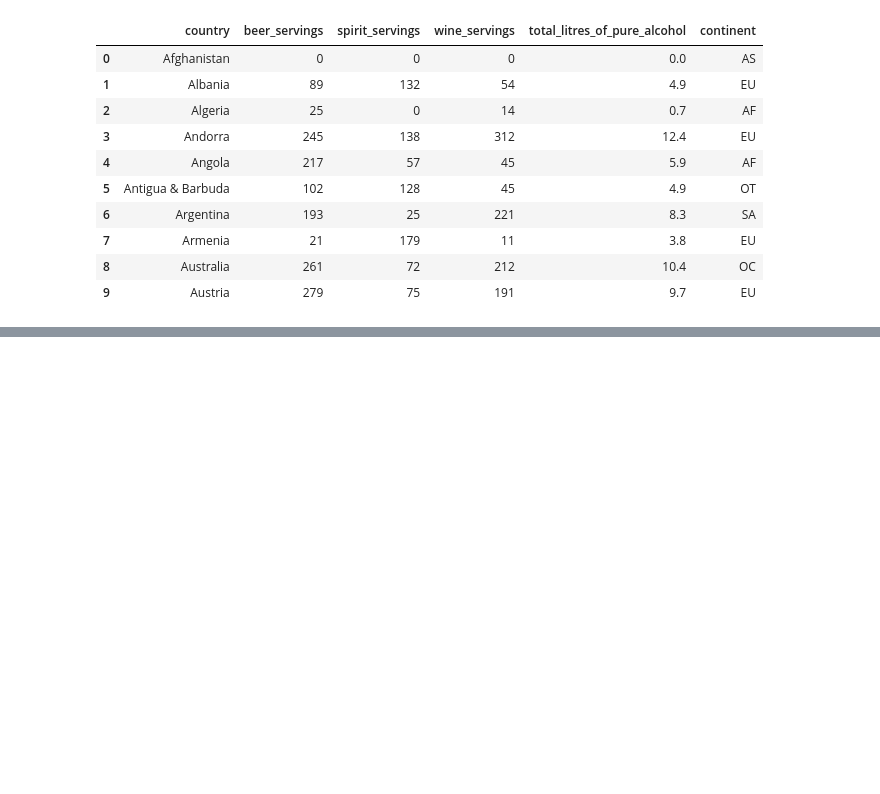
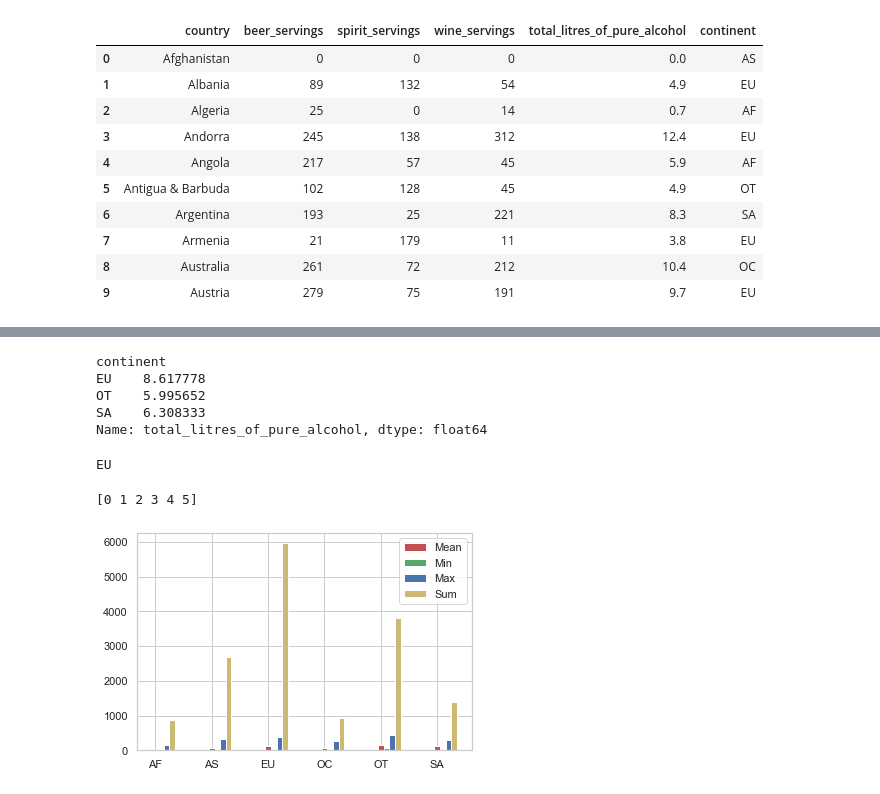
Before and after one commit to mingming715/python_study, a Jupyter notebook: Chapter01_3.ipynb, the cells around one changed output, grey strips where cells are left out. Cells and saved outputs as stored; diff of their text form; code cells hidden in the pictures; blank space fills up the shorter version.

```diff
--- a/Chapter01_3.ipynb
+++ b/Chapter01_3.ipynb
@@ -123,3 +122,6 @@ plt.show()
 ['AF', 'EU', 'AS', 'OT', 'OC', 'SA']
 [53, 45, 44, 23, 16, 12]
 [figure]
+# %%
+result = drinks.groupby('continent').spirit_servings.agg(['mean','max','min','sum'])
+result.head()
@@ -125,0 +145,38 @@ plt.show()
+# %%
+total_mean = drinks.total_litres_of_pure_alcohol.mean()
+continent_mean = drinks.groupby('continent')['total_litres_of_pure_alcohol'].mean()
+continent_over_mean = continent_mean[continent_mean >= total_mean]
+print(continent_over_mean)
+# %% [output]
+continent
+EU    8.617778
+OT    5.995652
+SA    6.308333
+Name: total_litres_of_pure_alcohol, dtype: float64
+# %%
+beer_continent = drinks.groupby('continent').beer_servings.mean().idxmax()
+print(beer_continent)
+# %% [output]
+EU
+# %%
+n_groups = len(result.index)
+means = result['mean'].tolist()
+mins = result['min'].tolist()
+maxs = result['max'].tolist()
+sums = result['sum'].tolist()
+
+index=np.arange(n_groups)
+print(index)
+bar_width = 0.1
+
+rects1 = plt.bar(index, means, bar_width, color = 'r', label = 'Mean')
+rects2 = plt.bar(index+bar_width, mins, bar_width, color = 'g', label = 'Min')
+rects3 = plt.bar(index+bar_width*2, maxs, bar_width, color = 'b', label = 'Max')
+rects4 = plt.bar(index+bar_width*3, sums, bar_width, color = 'y', label = 'Sum')
+
+plt.xticks(index, result.index.tolist())
+plt.legend()
+plt.show()
+# %% [output]
+[0 1 2 3 4 5]
+[figure, added]
```
Also changed, not shown: parts of 8 cells of this notebook, 2 other files.
